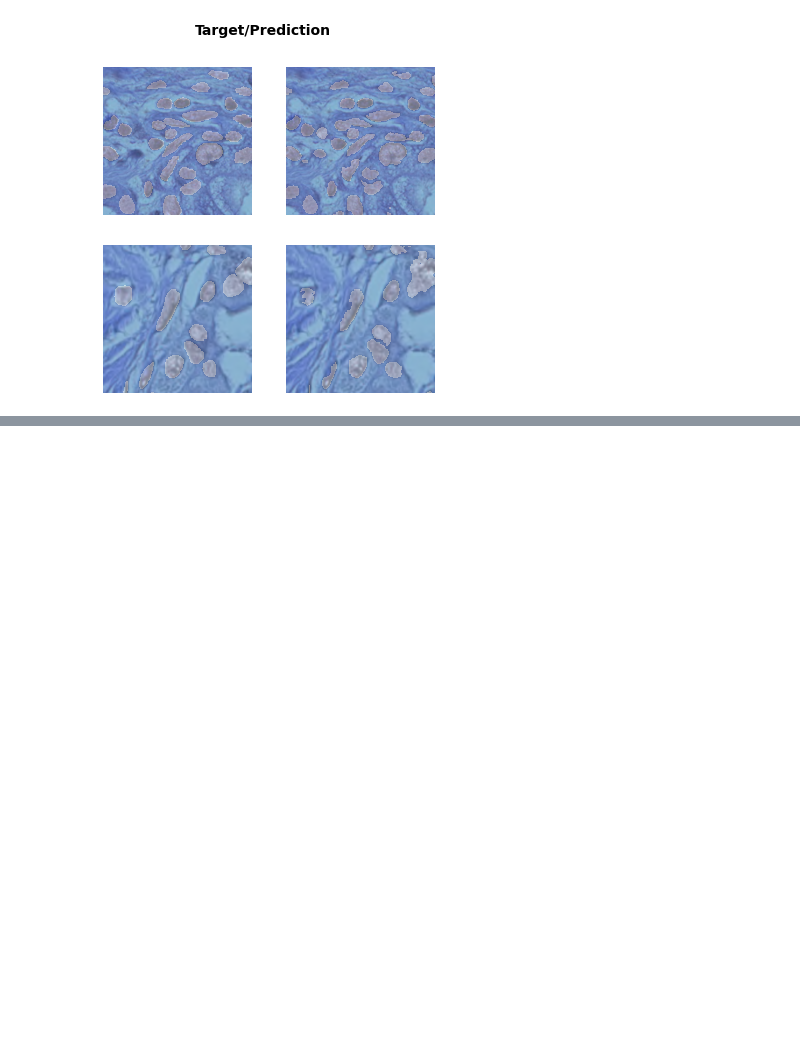
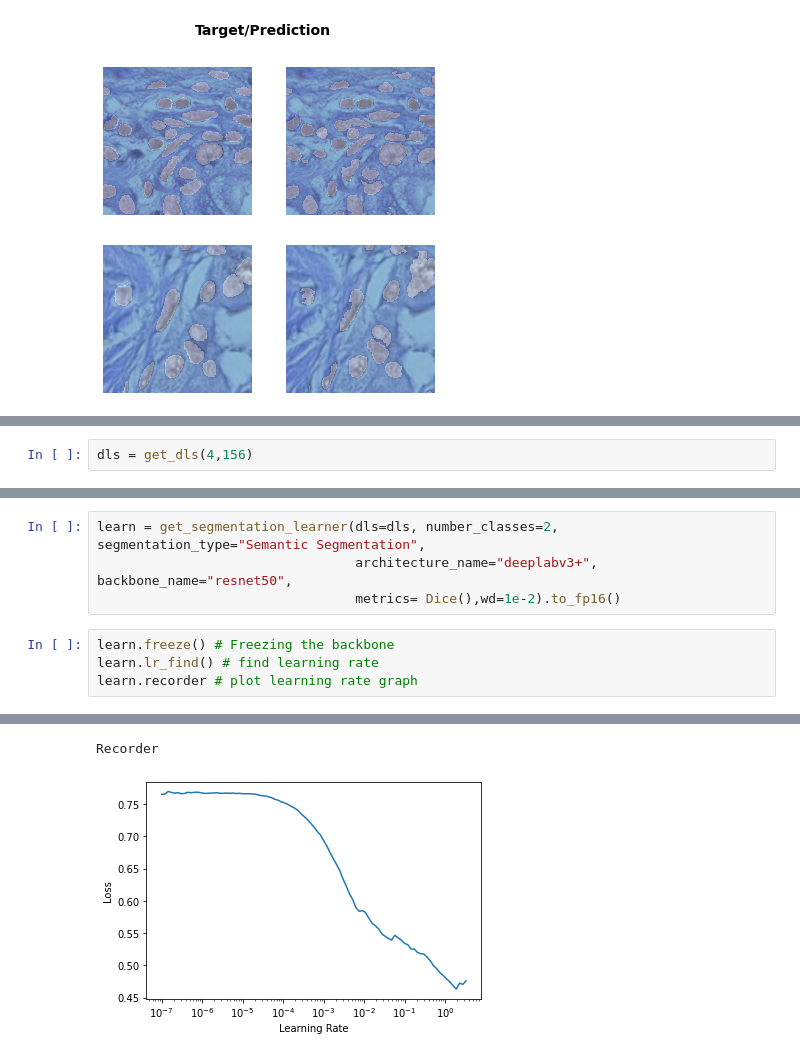
Before and after one commit to BishalLakha/PanNukeSegmentation, a Jupyter notebook: notebooks/SemTorch.ipynb, the cells around one changed output, grey strips where cells are left out. Saved outputs shown, nothing was run; the diff lists cells and outputs as text; blank space fills up the shorter version.

Commit message:
trained deeplabv3 for resnet50

```diff
--- a/notebooks/SemTorch.ipynb
+++ b/notebooks/SemTorch.ipynb
@@ -233,0 +238,2 @@ learn.show_results()
+# %%
+dls = get_dls(4,156)
@@ -233,0 +247,9 @@ learn.show_results()
+# %%
+learn = get_segmentation_learner(dls=dls, number_classes=2, segmentation_type="Semantic Segmentation",
+                                 architecture_name="deeplabv3+", backbone_name="resnet50",
+                                 metrics= Dice(),wd=1e-2).to_fp16()
+# %%
+learn.freeze() # Freezing the backbone
+learn.lr_find() # find learning rate
+learn.recorder # plot learning rate graph
+# %% [output]
@@ -233,0 +257,2 @@ learn.show_results()
+Recorder
+[figure, added]
```
Also changed, not shown: parts of 20 cells of this notebook.
